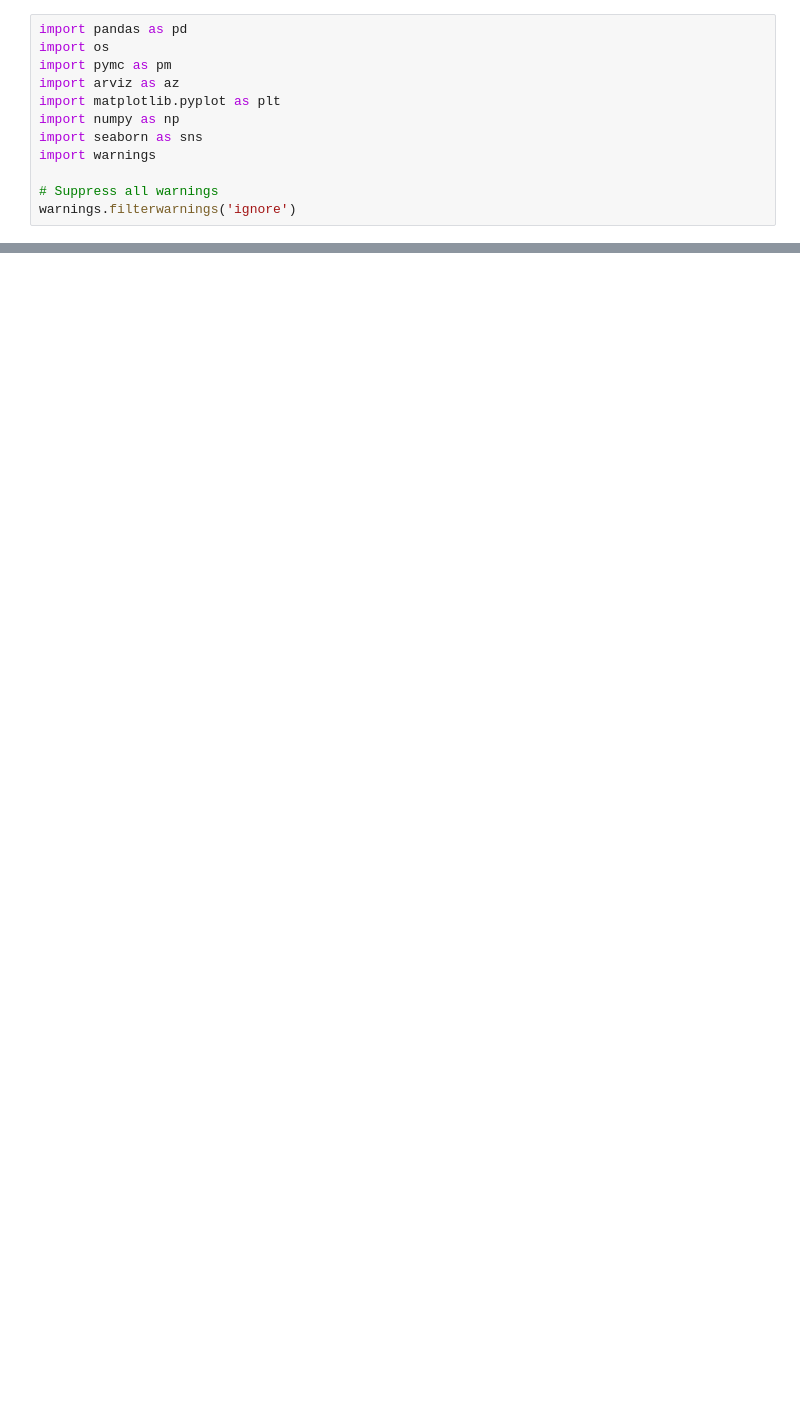
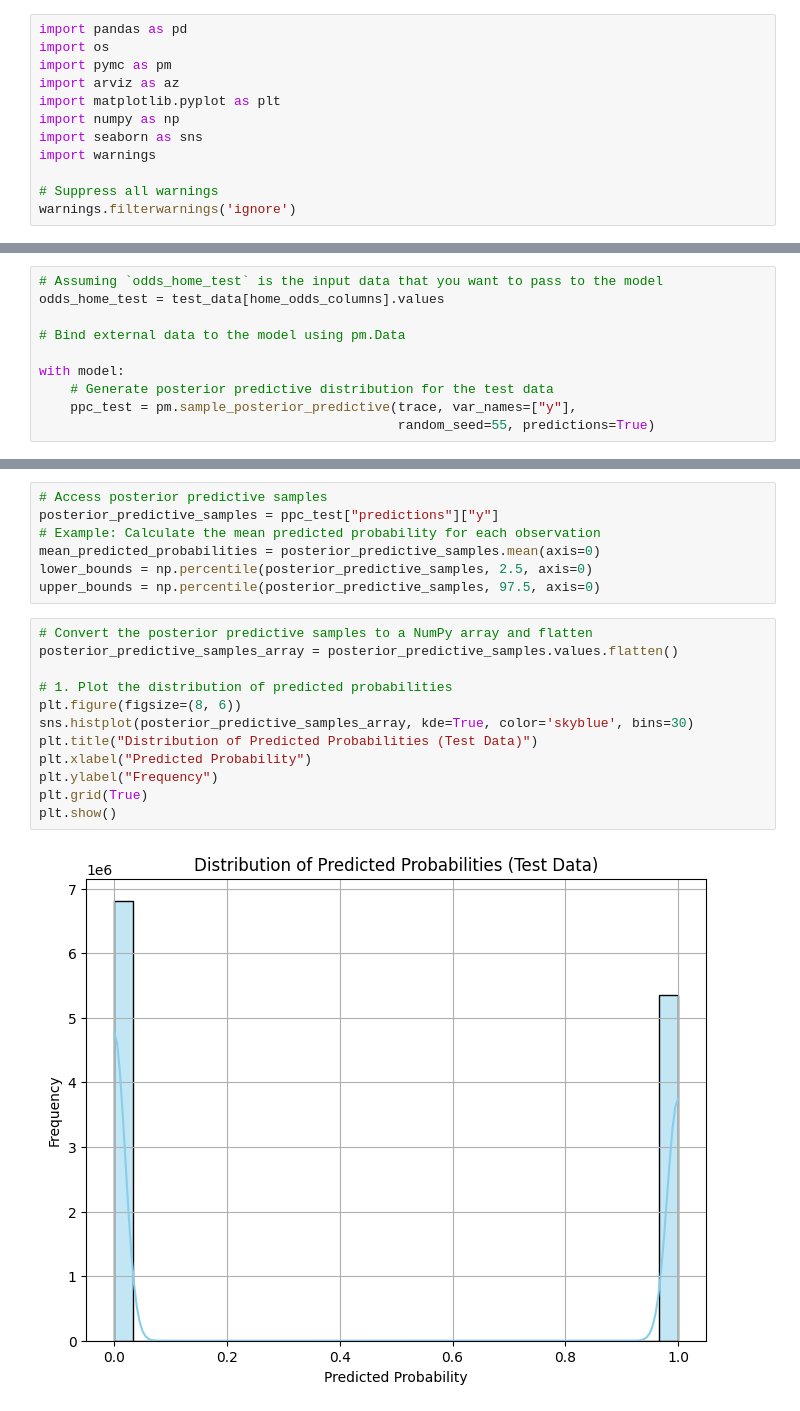
Before and after one commit to tommasosommaruga/Bayesian_proj, a Jupyter notebook: PROJ_GOOD/3_Regression_1.ipynb, the cells around one changed output, grey strips where cells are left out. Saved outputs shown, nothing was run; the diff lists cells and outputs as text; blank space fills up the shorter version.

```diff
--- a/PROJ_GOOD/3_Regression_1.ipynb
+++ b/PROJ_GOOD/3_Regression_1.ipynb
@@ -232,0 +213,10 @@ plt.show()
+# %%
+# Assuming `odds_home_test` is the input data that you want to pass to the model
+odds_home_test = test_data[home_odds_columns].values
+
+# Bind external data to the model using pm.Data
+
+with model:
+    # Generate posterior predictive distribution for the test data
+    ppc_test = pm.sample_posterior_predictive(trace, var_names=["y"],
+                                              random_seed=55, predictions=True)
@@ -232,0 +232,21 @@ plt.show()
+# %%
+# Access posterior predictive samples
+posterior_predictive_samples = ppc_test["predictions"]["y"]
+# Example: Calculate the mean predicted probability for each observation
+mean_predicted_probabilities = posterior_predictive_samples.mean(axis=0)
+lower_bounds = np.percentile(posterior_predictive_samples, 2.5, axis=0)
+upper_bounds = np.percentile(posterior_predictive_samples, 97.5, axis=0)
+# %%
+# Convert the posterior predictive samples to a NumPy array and flatten
+posterior_predictive_samples_array = posterior_predictive_samples.values.flatten()
+
+# 1. Plot the distribution of predicted probabilities
+plt.figure(figsize=(8, 6))
+sns.histplot(posterior_predictive_samples_array, kde=True, color='skyblue', bins=30)
+plt.title("Distribution of Predicted Probabilities (Test Data)")
+plt.xlabel("Predicted Probability")
+plt.ylabel("Frequency")
+plt.grid(True)
+plt.show()
+# %% [output]
+[figure, added]
```
Also changed, not shown: parts of 26 cells of this notebook, 6 other files.
